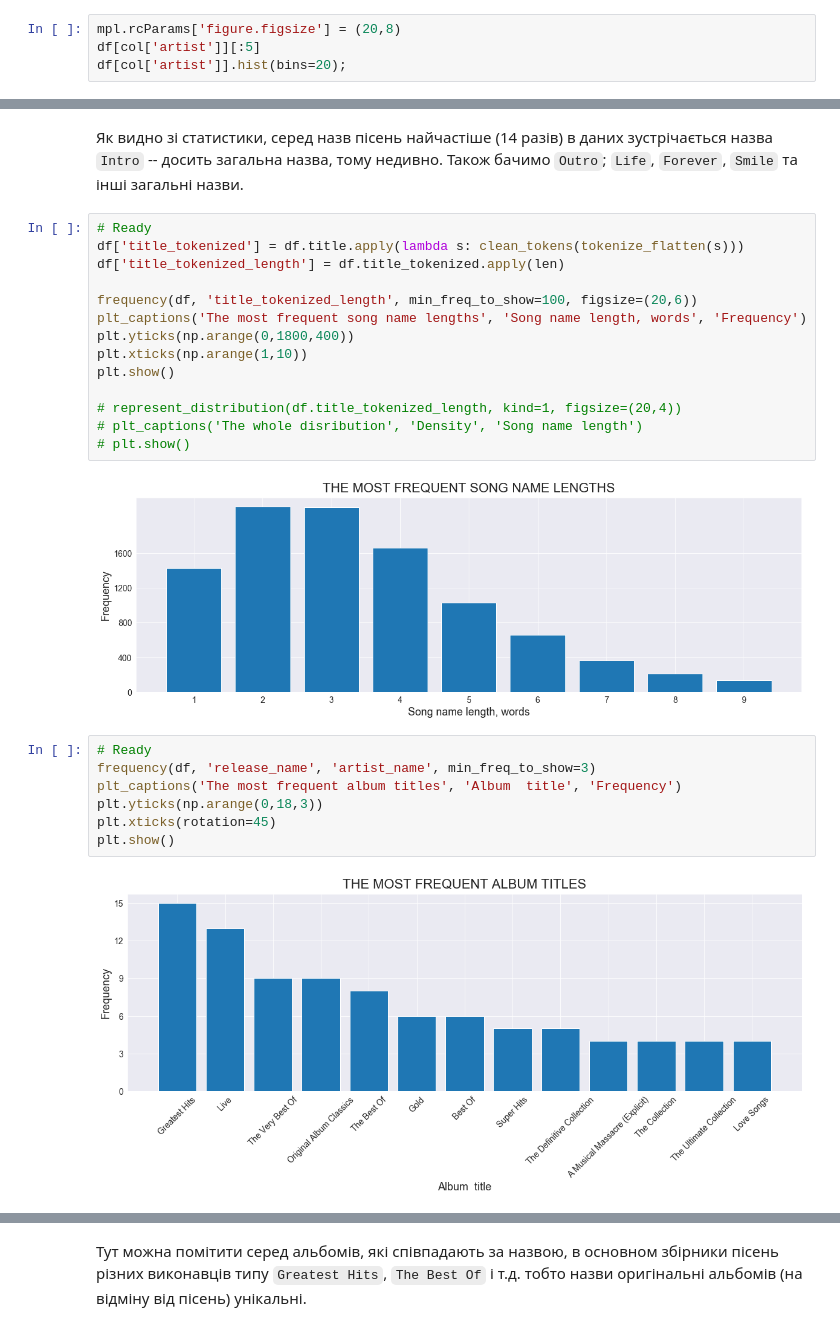
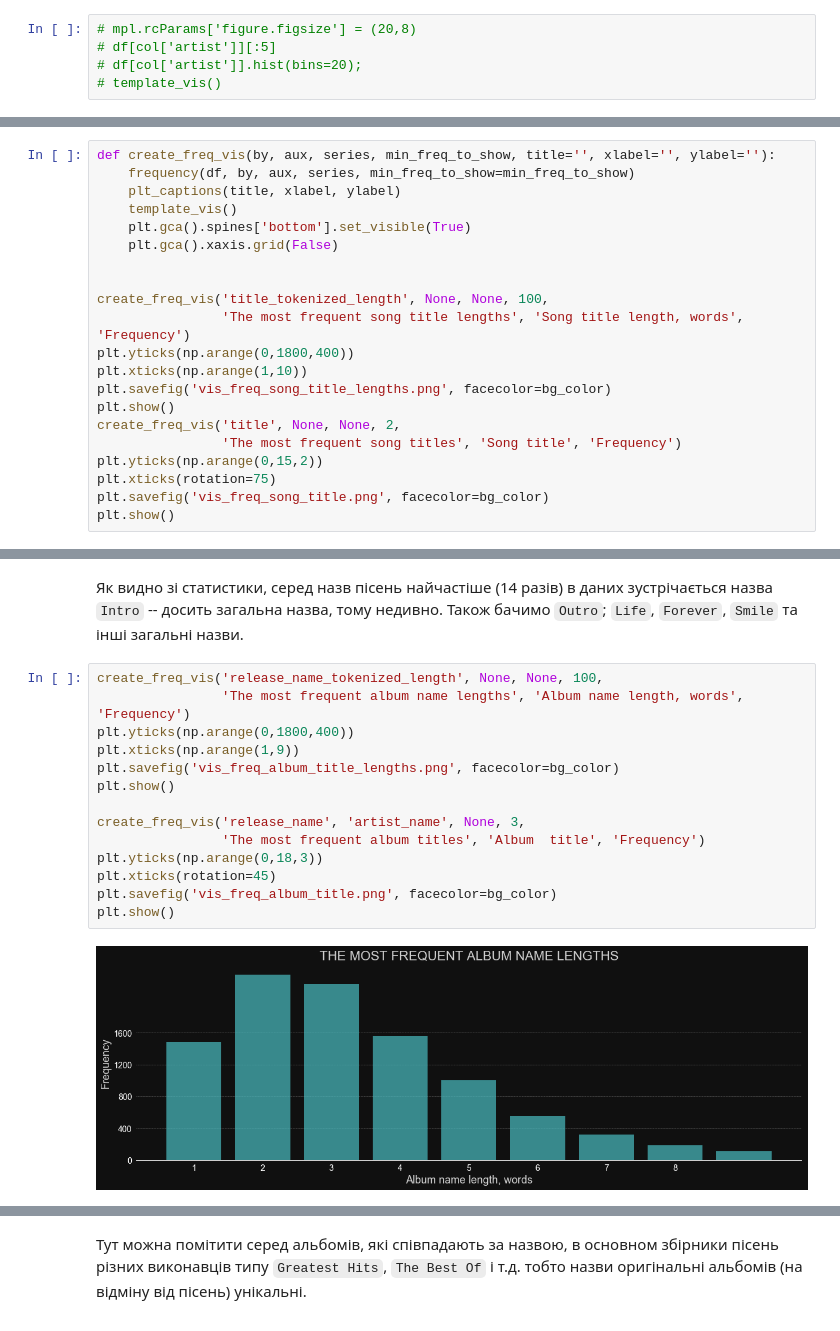
Before and after one commit to ylochman/dataviz, a Jupyter notebook: Assignment-3/hw3.ipynb, the cells around one changed output, grey strips where cells are left out. Saved outputs shown, nothing was run; the diff lists cells and outputs as text.

```diff
--- a/Assignment-3/hw3.ipynb
+++ b/Assignment-3/hw3.ipynb
@@ -244,4 +308,5 @@ plt.show()
 # %%
-mpl.rcParams['figure.figsize'] = (20,8)
-df[col['artist']][:5]
-df[col['artist']].hist(bins=20);
+# mpl.rcParams['figure.figsize'] = (20,8)
+# df[col['artist']][:5]
+# df[col['artist']].hist(bins=20);
+# template_vis()
@@ -275,0 +322,21 @@ plt.show()
+# %%
+def create_freq_vis(by, aux, series, min_freq_to_show, title='', xlabel='', ylabel=''):
+    frequency(df, by, aux, series, min_freq_to_show=min_freq_to_show)
+    plt_captions(title, xlabel, ylabel)
+    template_vis()
+    plt.gca().spines['bottom'].set_visible(True)
+    plt.gca().xaxis.grid(False)
+
+
+create_freq_vis('title_tokenized_length', None, None, 100,
+                'The most frequent song title lengths', 'Song title length, words', 'Frequency')
+plt.yticks(np.arange(0,1800,400))
+plt.xticks(np.arange(1,10))
+plt.savefig('vis_freq_song_title_lengths.png', facecolor=bg_color)
+plt.show()
+create_freq_vis('title', None, None, 2,
+                'The most frequent song titles', 'Song title', 'Frequency')
+plt.yticks(np.arange(0,15,2))
+plt.xticks(rotation=75)
+plt.savefig('vis_freq_song_title.png', facecolor=bg_color)
+plt.show()
@@ -276,27 +346,18 @@ plt.show()
 # %% [markdown]
 Як видно зі статистики, серед назв пісень найчастіше (14 разів) в даних зустрічається назва `Intro` -- досить загальна назва, тому недивно. Також бачимо `Outro`; `Life`, `Forever`, `Smile` та інші загальні назви.
-# %%
-# Ready
-df['title_tokenized'] = df.title.apply(lambda s: clean_tokens(tokenize_flatten(s)))
-df['title_tokenized_length'] = df.title_tokenized.apply(len)
-
-frequency(df, 'title_tokenized_length', min_freq_to_show=100, figsize=(20,6))
-plt_captions('The most frequent song name lengths', 'Song name length, words', 'Frequency')
-plt.yticks(np.arange(0,1800,400))
-plt.xticks(np.arange(1,10))
-plt.show()
-
-# represent_distribution(df.title_tokenized_length, kind=1, figsize=(20,4))
-# plt_captions('The whole disribution', 'Density', 'Song name length')
-# plt.show()
-# %% [output]
-[figure, removed]
 # %%
-# Ready
-frequency(df, 'release_name', 'artist_name', min_freq_to_show=3)
-plt_captions('The most frequent album titles', 'Album  title', 'Frequency')
+create_freq_vis('release_name_tokenized_length', None, None, 100,
+                'The most frequent album name lengths', 'Album name length, words', 'Frequency')
+plt.yticks(np.arange(0,1800,400))
+plt.xticks(np.arange(1,9))
+plt.savefig('vis_freq_album_title_lengths.png', facecolor=bg_color)
+plt.show()
+
+create_freq_vis('release_name', 'artist_name', None, 3,
+                'The most frequent album titles', 'Album  title', 'Frequency')
 plt.yticks(np.arange(0,18,3))
 plt.xticks(rotation=45)
+plt.savefig('vis_freq_album_title.png', facecolor=bg_color)
 plt.show()
 # %% [output]
-[figure, old version]
+[figure, new version]
```
Also changed, not shown: parts of 33 cells of this notebook, 10 other files.
